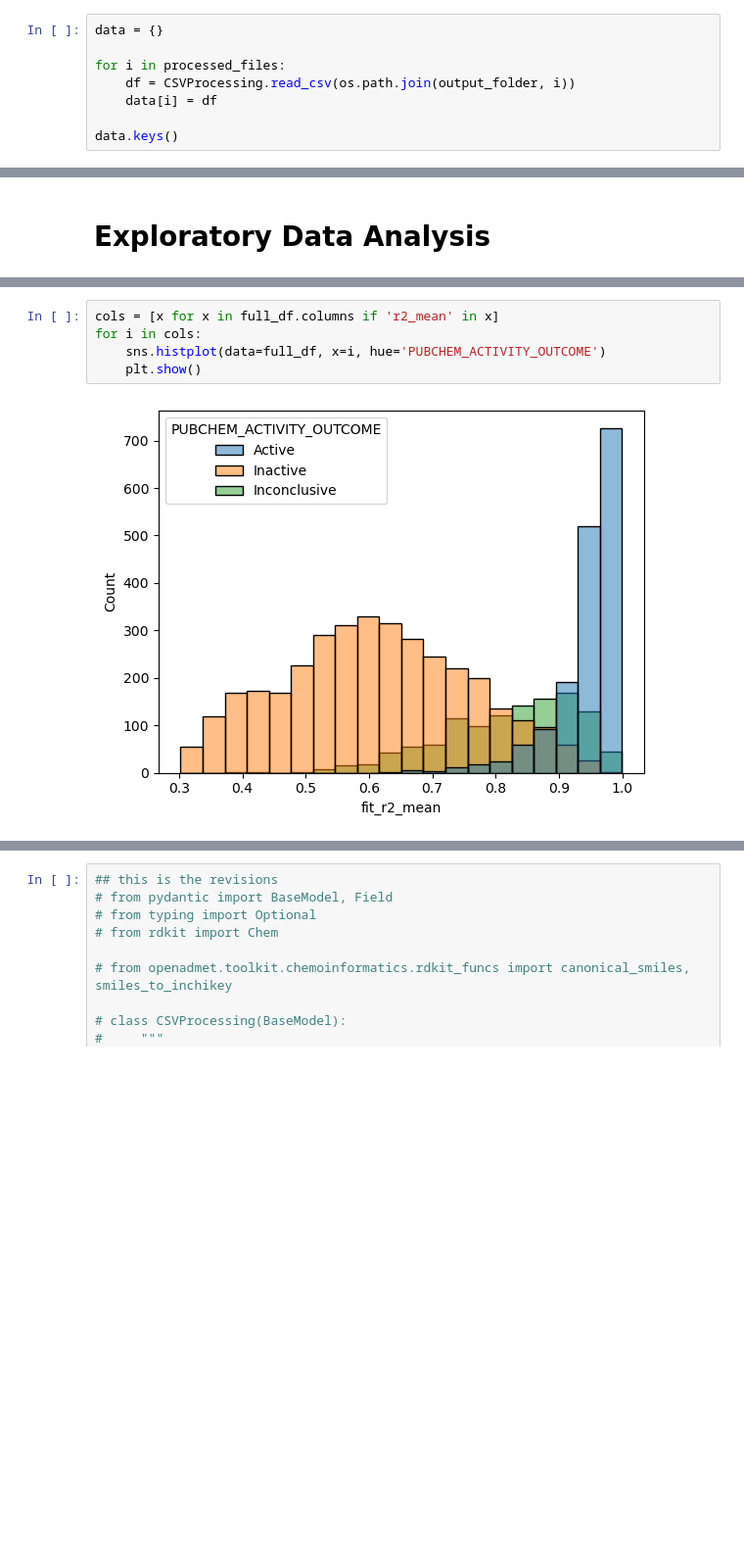
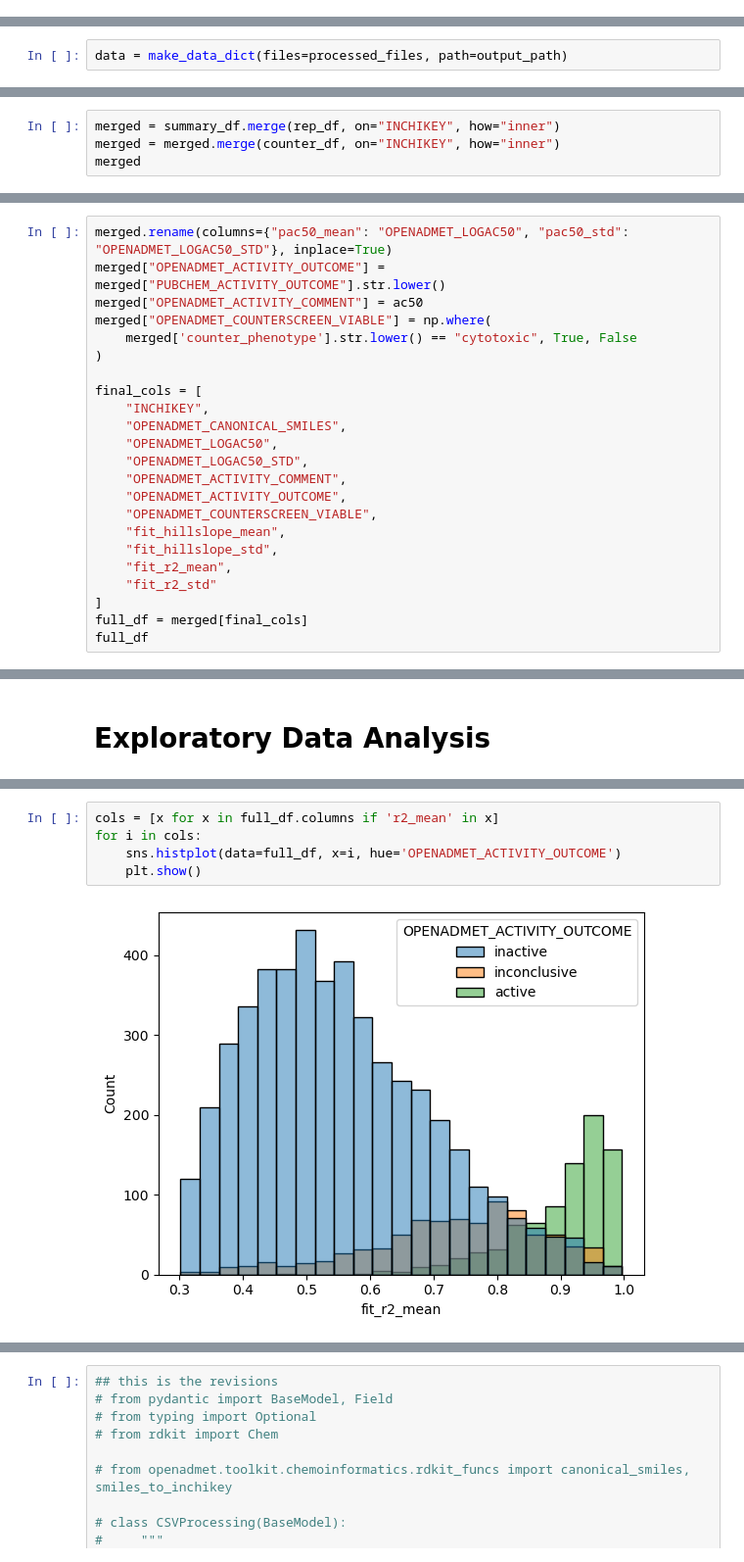
Before and after one commit to OpenADMET/data-catalogs, a Jupyter notebook: catalogs/pubchem_tox21/process_tox21.ipynb, the cells around one changed output, grey strips where cells are left out. Shown: that part at 98% size. Saved outputs shown, nothing was run; the diff lists cells and outputs as text; blank space fills up the shorter version.

```diff
--- a/catalogs/pubchem_tox21/process_tox21.ipynb
+++ b/catalogs/pubchem_tox21/process_tox21.ipynb
@@ -68,8 +76,0 @@ processed_files
-# %%
-data = {}
-
-for i in processed_files:
-    df = CSVProcessing.read_csv(os.path.join(output_folder, i))
-    data[i] = df
-
-data.keys()
@@ -91,3 +100,5 @@ Number rows in counter screen replicate data 9478.
+# %%
+data = make_data_dict(files=processed_files, path=output_path)
 # %% [markdown]
 ### Clean up the replicate data and merge
 1. Get the means and standard deviations for all numeric replicate columns
@@ -167,0 +156,4 @@ merged_rep
+# %%
+merged = summary_df.merge(rep_df, on="INCHIKEY", how="inner")
+merged = merged.merge(counter_df, on="INCHIKEY", how="inner")
+merged
@@ -235,0 +176,23 @@ full_df
+# %%
+merged.rename(columns={"pac50_mean": "OPENADMET_LOGAC50", "pac50_std": "OPENADMET_LOGAC50_STD"}, inplace=True)
+merged["OPENADMET_ACTIVITY_OUTCOME"] = merged["PUBCHEM_ACTIVITY_OUTCOME"].str.lower()
+merged["OPENADMET_ACTIVITY_COMMENT"] = ac50
+merged["OPENADMET_COUNTERSCREEN_VIABLE"] = np.where(
+    merged['counter_phenotype'].str.lower() == "cytotoxic", True, False
+)
+
+final_cols = [
+    "INCHIKEY",
+    "OPENADMET_CANONICAL_SMILES",
+    "OPENADMET_LOGAC50",
+    "OPENADMET_LOGAC50_STD",
+    "OPENADMET_ACTIVITY_COMMENT",
+    "OPENADMET_ACTIVITY_OUTCOME",
+    "OPENADMET_COUNTERSCREEN_VIABLE",
+    "fit_hillslope_mean",
+    "fit_hillslope_std",
+    "fit_r2_mean",
+    "fit_r2_std"
+]
+full_df = merged[final_cols]
+full_df
@@ -277,7 +241,7 @@ plt.show()
 # %%
 cols = [x for x in full_df.columns if 'r2_mean' in x]
 for i in cols:
-    sns.histplot(data=full_df, x=i, hue='PUBCHEM_ACTIVITY_OUTCOME')
+    sns.histplot(data=full_df, x=i, hue='OPENADMET_ACTIVITY_OUTCOME')
     plt.show()
 # %% [output]
-[figure, old version]
+[figure, new version]
```
Also changed, not shown: parts of 28 cells of this notebook, 22 other files.
